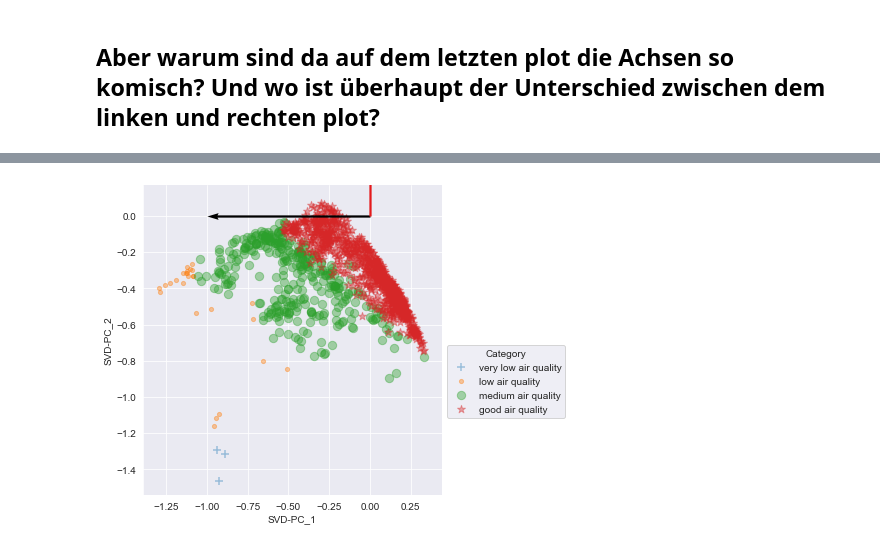
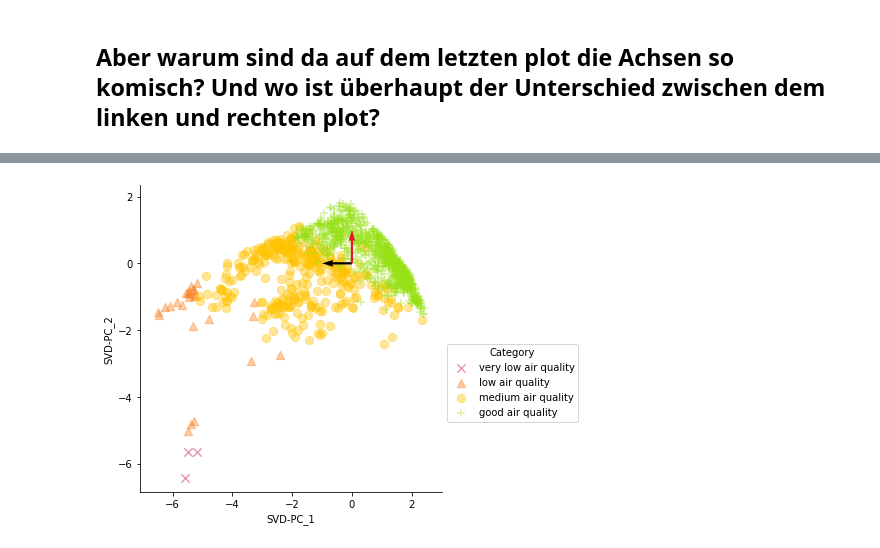
Before and after one commit to oranium/datamining, a Jupyter notebook: PAD_Project_SVD.ipynb, the cells around one changed output, grey strips where cells are left out. Drawn from its saved outputs; the diff is of its cells as text; code cells hidden in the pictures.

```diff
--- a/PAD_Project_SVD.ipynb
+++ b/PAD_Project_SVD.ipynb
@@ -4,7 +4,7 @@ import matplotlib.pyplot as plt
 import pandas as pd
 import io
 import seaborn as sns
-sns.set_style("darkgrid")
+#sns.set_style("darkgrid")
 import sklearn
 # %%
 # choose between the normalized or standardized version of the data
@@ -104,3 +110,7 @@ Anmerkung der Redaktion:
 - -> columns are uncorrelated
 # %% [markdown]
 ## Aber warum sind da auf dem letzten plot die Achsen so komisch? Und wo ist überhaupt der Unterschied zwischen dem linken und rechten plot?
+# %%
+colors = [ "#c70039", "#fa7f1d", "#FFC300" , "#97e115"  ]
+sns.set_palette(colors)
+sns.palplot(sns.color_palette())
@@ -140,6 +155,6 @@ plt.legend(bbox_to_anchor=(1.05, 0.5), title='Rating', labels = cat_labels);
 # %%
 # By SVD
-projected_x= np.dot(air_data_sel,vh.T)
+projected_x= np.dot(air_data,vh.T)
 v_norm= np.dot(vh.T, vh)
 
 #print(projected_x.shape)
@@ -152,14 +167,14 @@ ds_svd['cat'] = ds_svd['cat'].astype(int)
 # %%
 sns.lmplot('SVD-PC_1',
            'SVD-PC_2',
            data=ds_svd,
            hue='cat',
-           markers=['+','.','o','*'],
+           markers=['x','^','o','+'],
            fit_reg=False,
            scatter_kws={'alpha':0.4, "s": 70},
            legend_out=False, height=5)
 plt.quiver(0, 0, -v_norm[0,0],v_norm[1,0], scale_units='xy', angles='xy', scale=1, color = '#000000')
 plt.quiver(0, 0, v_norm[0,1],v_norm[1,1], scale_units='xy', angles='xy', scale=1, color = '#e41a1c')
 plt.legend(bbox_to_anchor=(1, 0.5), title='Category', labels = cat_labels);
 # %% [output]
-[figure, old version]
+[figure, new version]
```
Also changed, not shown: parts of 25 cells of this notebook.
